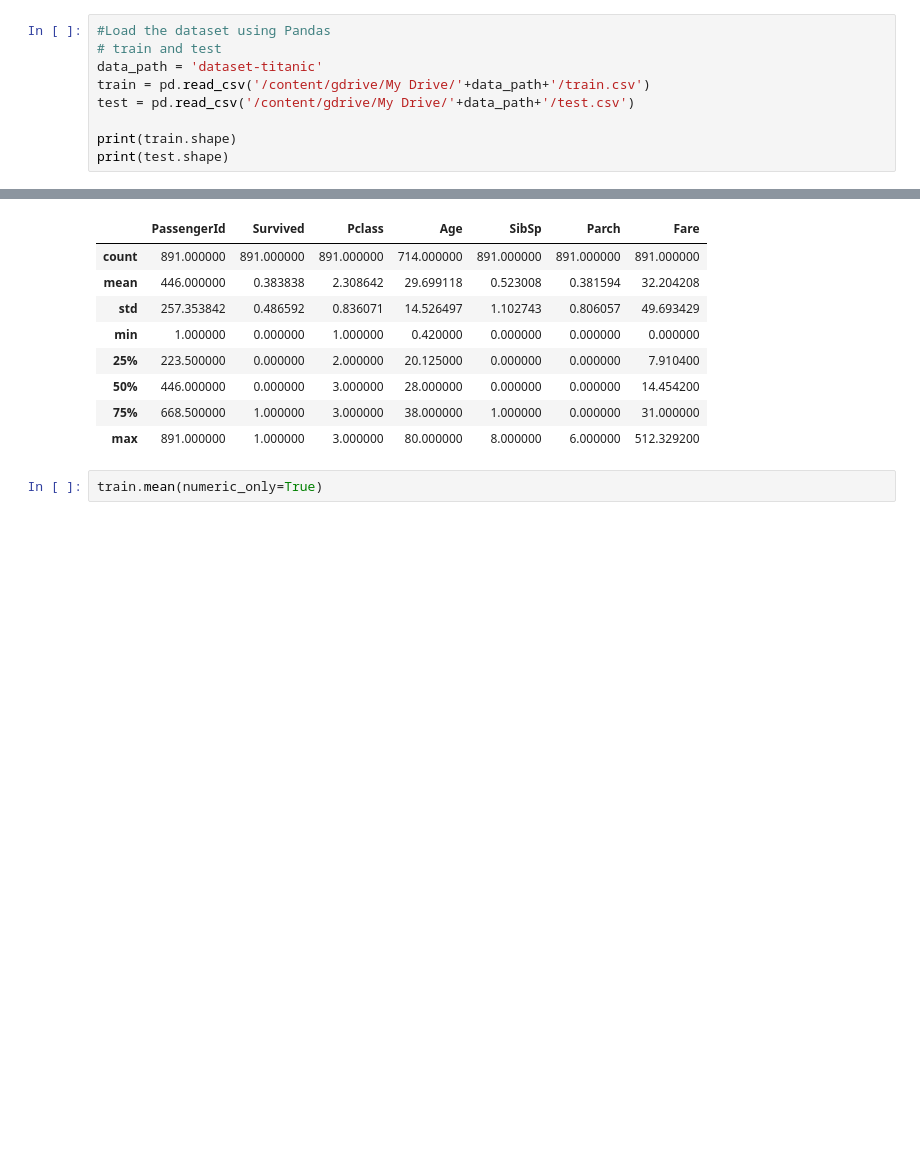
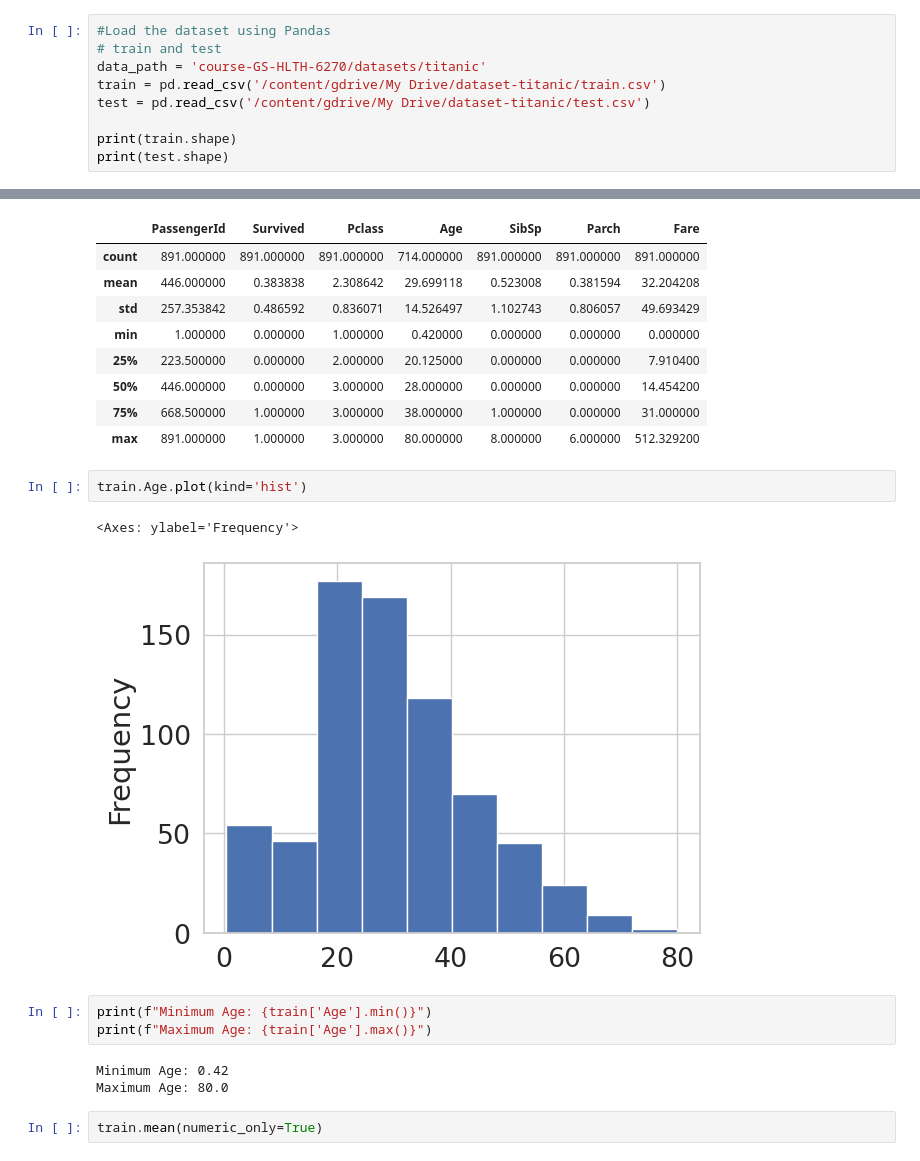
Before and after one commit to sophiafernes/ML-for-Health, a Jupyter notebook: notebooks/EDA_FE_Titanic.ipynb, the cells around one changed output, grey strips where cells are left out. Cells and saved outputs as stored; diff of their text form; blank space fills up the shorter version.

```diff
--- a/notebooks/EDA_FE_Titanic.ipynb
+++ b/notebooks/EDA_FE_Titanic.ipynb
@@ -30,9 +30,9 @@ The titanic.csv file contains data for 887 of the real Titanic passengers. Each
 # %%
 #Load the dataset using Pandas
 # train and test
-data_path = 'dataset-titanic'
-train = pd.read_csv('/content/gdrive/My Drive/'+data_path+'/train.csv')
-test = pd.read_csv('/content/gdrive/My Drive/'+data_path+'/test.csv')
+data_path = 'course-GS-HLTH-6270/datasets/titanic'
+train = pd.read_csv('/content/gdrive/My Drive/dataset-titanic/train.csv')
+test = pd.read_csv('/content/gdrive/My Drive/dataset-titanic/test.csv')
 
 print(train.shape)
 print(test.shape)
@@ -187,6 +184,17 @@ train.describe(include=['number'])
 | 50% | 446.000000 | 0.000000 | 3.000000 | 28.000000 | 0.000000 | 0.000000 | 14.454200 |
 | 75% | 668.500000 | 1.000000 | 3.000000 | 38.000000 | 1.000000 | 0.000000 | 31.000000 |
 | max | 891.000000 | 1.000000 | 3.000000 | 80.000000 | 8.000000 | 6.000000 | 512.329200 |
+# %%
+train.Age.plot(kind='hist')
+# %% [output]
+<Axes: ylabel='Frequency'>
+[figure, added]
+# %%
+print(f"Minimum Age: {train['Age'].min()}")
+print(f"Maximum Age: {train['Age'].max()}")
+# %% [output]
+Minimum Age: 0.42
+Maximum Age: 80.0
 # %%
 train.mean(numeric_only=True)
 # %% [output]
```
Also changed, not shown: parts of 11 cells of this notebook.
